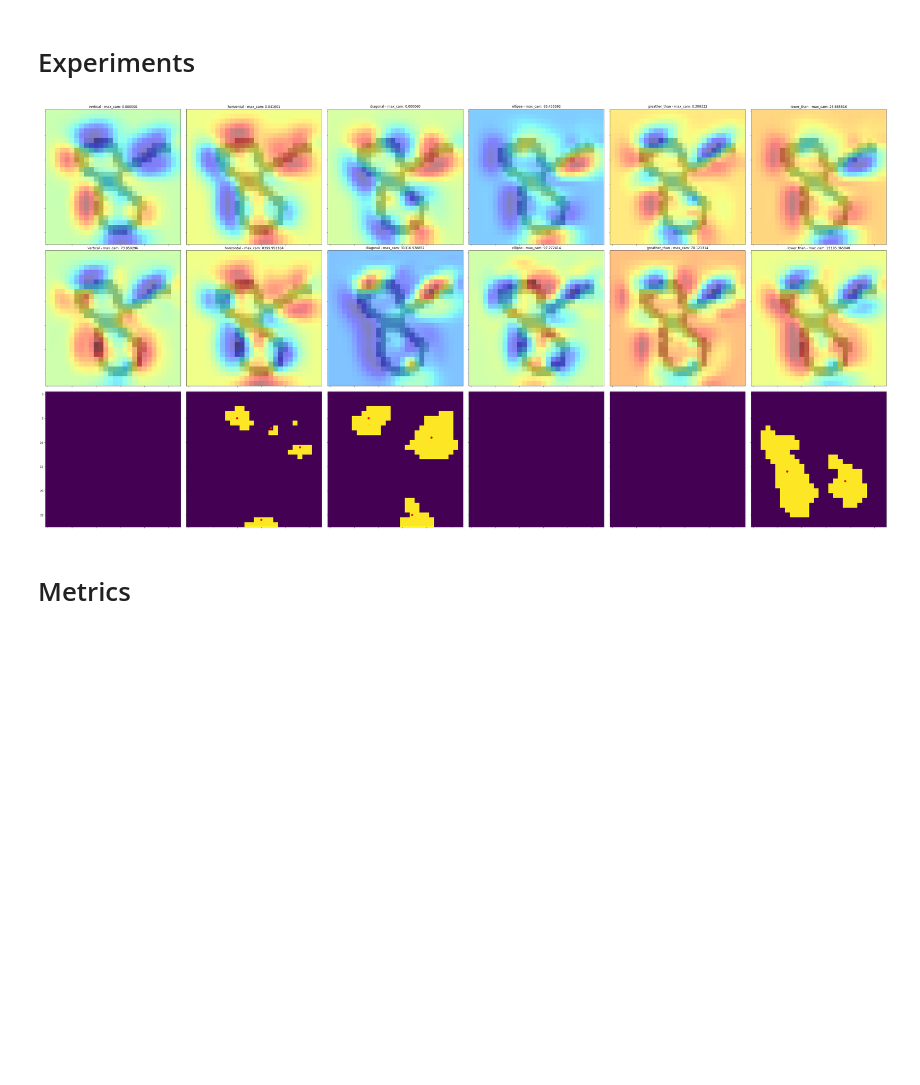
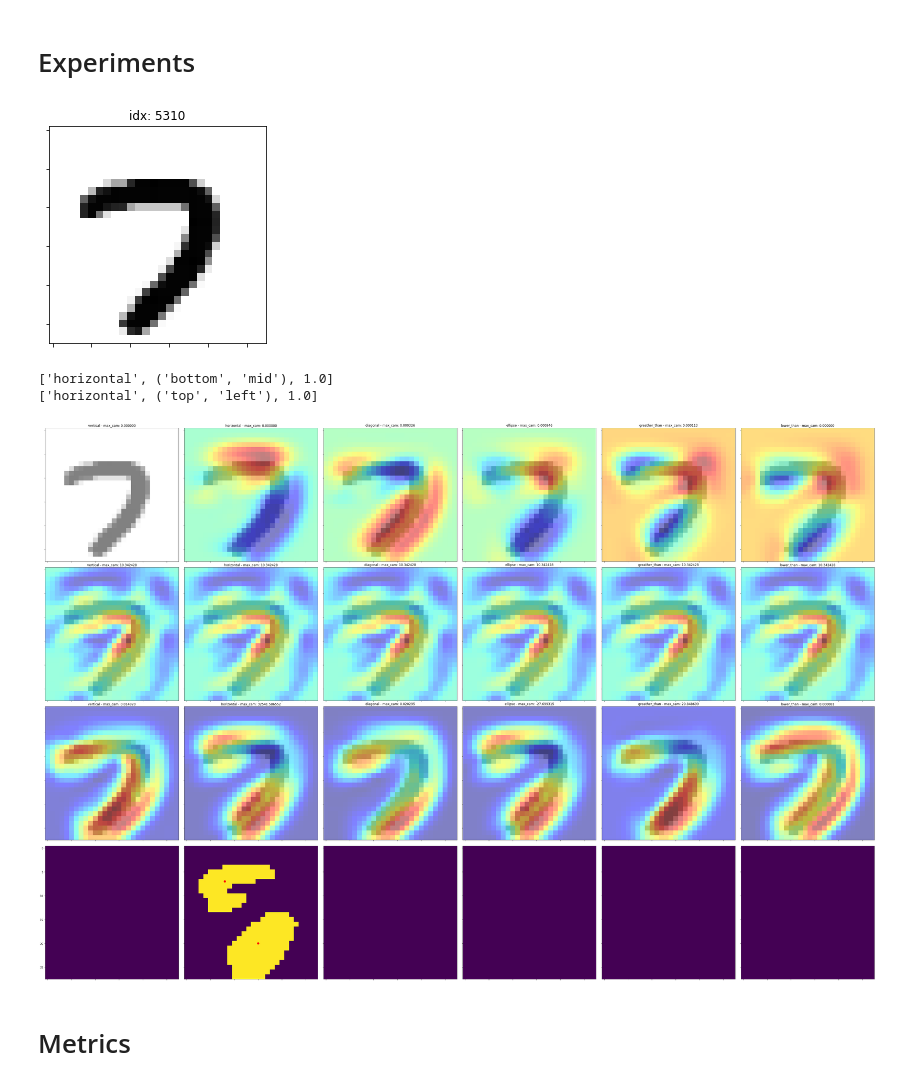
Before and after one commit to fsilvestrim/thesis, a Jupyter notebook: Geo_Cam.ipynb, the cells around one changed output. Cells and saved outputs as stored; diff of their text form; code cells hidden in the pictures; blank space fills up the shorter version.

```diff
--- a/Geo_Cam.ipynb
+++ b/Geo_Cam.ipynb
@@ -200,6 +200,15 @@ def copy_model(original_model, trainable=False):
   new_model.set_weights(original_model.get_weights())
   new_model.trainable = trainable
   return new_model
+# %%
+def get_grid_position(position, size):
+  horizontal_labels = ['left', 'mid', 'right']
+  vertical_labels = ['top', 'mid', 'bottom']
+
+  horizontal_idx =  np.int0(np.minimum(position[0] / (size[0] / len(horizontal_labels)), len(horizontal_labels)-1))
+  vertical_idx =  np.int0(np.minimum(position[1] / (size[1] / len(vertical_labels)), len(vertical_labels)-1))
+
+  return vertical_labels[vertical_idx], horizontal_labels[horizontal_idx]
 # %% [markdown]
 #MNIST
 # %%
@@ -387,7 +396,8 @@ for layer in get_cam_layers(geo_model_copy)[0]:
 # last = layers.Reshape((28,28,784))(last)
 # last = geo_last_cnn
 last = layers.Conv2D(filters=128, kernel_size=(3, 3), padding="same", activation="relu", name="gcm_mnist_first_conv")(geo_last)
-piggi_back = layers.Multiply()([geo_last, last])
+piggi_back = layers.Attention(causal=True, dropout=0)([geo_last, last])
+# piggi_back = layers.Add()([geo_last, last])
 
 for layer in get_cam_layers(geo_model_copy)[1]:
   layer.trainable = False
@@ -547,6 +557,10 @@ def grad_cam_pp(image, model, con_layer_idx=-1, prediction_idx=-1):
 # geo2 (sliced) model (from model_gcm - transfer learning) for cam prediction
 model_geocam = Model([model_geo.inputs], [get_layer(model_geo, "geo_last_conv").get_output_at(0), model_geo.output])
 
+model_gcmcam_1 = Model([model_gcm_complete.inputs],
+                     [get_layer(model_gcm_complete, "gcm_mnist_first_conv").get_output_at(0),
+                      model_gcm_complete.output])
+
 model_gcmcam = Model([model_gcm_complete.inputs],
                      [get_layer(model_gcm_complete, "geo_last_conv").get_output_at(1),
                       model_gcm_complete.output])
@@ -554,11 +568,11 @@ model_gcmcam = Model([model_gcm_complete.inputs],
 from mpl_toolkits.axes_grid1 import ImageGrid
 
 # prediction based on conv output (5056, 6146, 2365, 2587)
-test_image, test_label, test_idx = get_sample(mnist_test)
+test_image, test_label, test_idx = get_sample(mnist_test, 5310)
 mnist_gcm_predictions = predict(model_gcm, test_image)
 mnist_gcm_prediction = np.argmax(mnist_gcm_predictions)
 
-# show_image(test_image, f"idx: {test_idx}")
+show_image(test_image, f"idx: {test_idx}")
 assert test_label == mnist_gcm_prediction, "Missmatched ids. Wanted %d, received %d" % (test_label, mnist_gcm_prediction)
 
 geo_classes = len(dataset[2])
@@ -574,7 +588,7 @@ geo_classes = len(dataset[2])
 # fig, axes = plt.subplots(2, geo_classes, constrained_layout=True)
 fig = plt.figure(figsize=(56, 56))
 grid = ImageGrid(fig, 111,  # similar to subplot(141)
-                     nrows_ncols=(3, geo_classes),
+                     nrows_ncols=(4, geo_classes),
                      axes_pad=0.3,
                      label_mode="1",
                      )
@@ -586,50 +600,70 @@ for category in range(geo_classes):
   title = f"{dataset[2][category]} - max_cam: {np.max(cam) * 100000000:.6f}"
   show_heatmap(test_image, cam, (28, 28, 1), True, title, detached=True, ax=grid[image_idx])
   image_idx += 1
+
+# gcm minist first
+for category in range(geo_classes):
+  cam, _, _, _ = grad_cam_m(test_image, model_gcmcam_1)#, category, 1)
+  title = f"{dataset[2][category]} - max_cam: {np.max(cam) * 100000000:.6f}"
+  show_heatmap(test_image, cam, (28, 28, 1), True, title, detached=True, ax=grid[image_idx])
+  image_idx += 1
+
+# Predictions
+# _, predictions = model_gcmcam(np.expand_dims(test_image, 0))
+# sorted_indexes = np.flip(np.argsort(predictions[1][0]))
+# percentages = np.round(predictions[1][0] / predictions[1][0][sorted_indexes[0]], 5)
+
+# print(f"1st : {dataset[2][sorted_indexes[0]]} ({percentages[sorted_indexes[0]] * 100:.2f}%)")
+# print(f"2nd : {dataset[2][sorted_indexes[1]]} ({percentages[sorted_indexes[1]] * 100:.2f}%)")
+# print(f"3rd : {dataset[2][sorted_indexes[2]]} ({percentages[sorted_indexes[2]] * 100:.2f}%)")
 
 # masks (geo)
 cam_activations = dict()
 min_cam_activation, max_cam_activation = 0, 0
 for category in range(geo_classes):
   cam, _, _, _ = grad_cam_m(test_image, model_gcmcam, category, 1)
   cam_activations[category] = cam
   min, max = np.min(cam), np.max(cam)
   # print(f"{min} - {min_cam_activation} | {max} - {max_cam_activation}")
   min_cam_activation = np.minimum(min, min_cam_activation)
   max_cam_activation = np.maximum(max, max_cam_activation)
   title = f"{dataset[2][category]} - max_cam: {np.max(cam) * 100000000:.6f}"
   show_heatmap(test_image, cam, (28, 28, 1), True, title, detached=True, ax=grid[image_idx])
   image_idx += 1
 
+# regions
+predictions = []
 for category in range(geo_classes):
   cam = cam_activations[category]
-  cam = (cam - min_cam_activation) / (max_cam_activation - min_cam_activation)
+  perc = (cam - min_cam_activation) / (max_cam_activation - min_cam_activation)
 
-  cam = resize_image(cam, (28, 28)) * 255
-  _, cam = cv.threshold(cam, 150, 255, cv.THRESH_BINARY)
+  cam = resize_image(perc, (28, 28)) * 255
+  _, cam = cv.threshold(cam, 180, 255, cv.THRESH_BINARY)
   cv_img = np.array(cam, dtype = np.uint8)
   contours, _ = cv.findContours(cv_img, cv.RETR_TREE, cv.CHAIN_APPROX_SIMPLE)
   grid[image_idx].imshow(cv_img)
 
   for i in range(len(contours)):
     moments = cv.moments(contours[i])
     if moments['m00'] > 0:
       center = (int(moments['m10']/moments['m00']), int(moments['m01']/moments['m00']))
       circle1 = plt.Circle(center, 0.2, color='r')
       grid[image_idx].add_patch(circle1)
 
+      predictions.append([dataset[2][category], get_grid_position(center, (28,28)), np.max(perc)])
+
   image_idx += 1
 
+# verbose
+for p in range(len(predictions)):
+  prediction = predictions[p]
+  print(prediction)
+
 plt.show()
-
-# Prediction
-# sorted_indexes = np.flip(np.argsort(geocam_gcm_cam_predictions[0]))
-# percentages = np.round(geocam_gcm_cam_predictions[0] / geocam_gcm_cam_predictions[0][sorted_indexes[0]], 5)
-
-# print(f"1st : {dataset[2][sorted_indexes[0]]} ({percentages[sorted_indexes[0]] * 100:.2f}%)")
-# print(f"2nd : {dataset[2][sorted_indexes[1]]} ({percentages[sorted_indexes[1]] * 100:.2f}%)")
-# print(f"3rd : {dataset[2][sorted_indexes[2]]} ({percentages[sorted_indexes[2]] * 100:.2f}%)")
 # %% [output]
-[figure, old version]
+[figure, new version]
+['horizontal', ('bottom', 'mid'), 1.0]
+['horizontal', ('top', 'left'), 1.0]
+[figure, added]
 # %% [markdown]
 # Metrics
```
Also changed, not shown: parts of 8 cells of this notebook.
